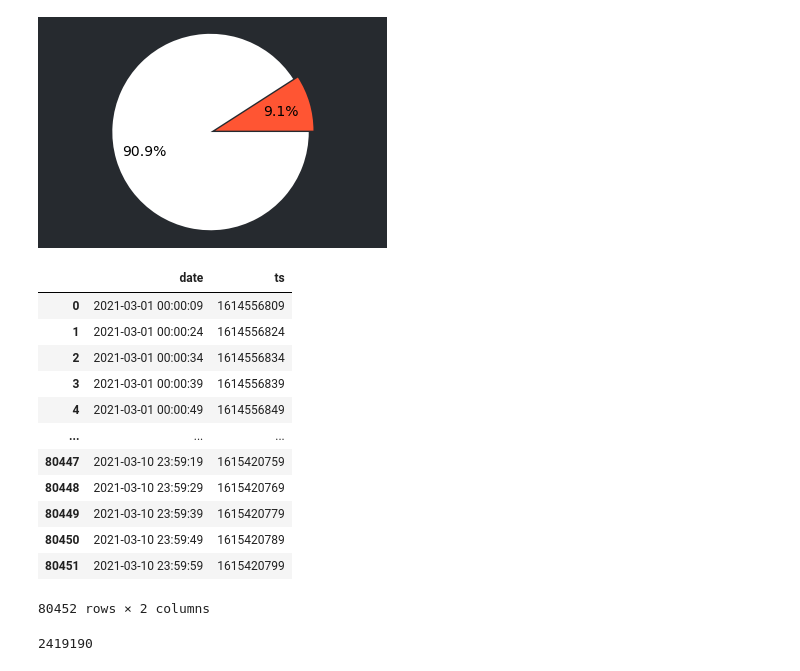
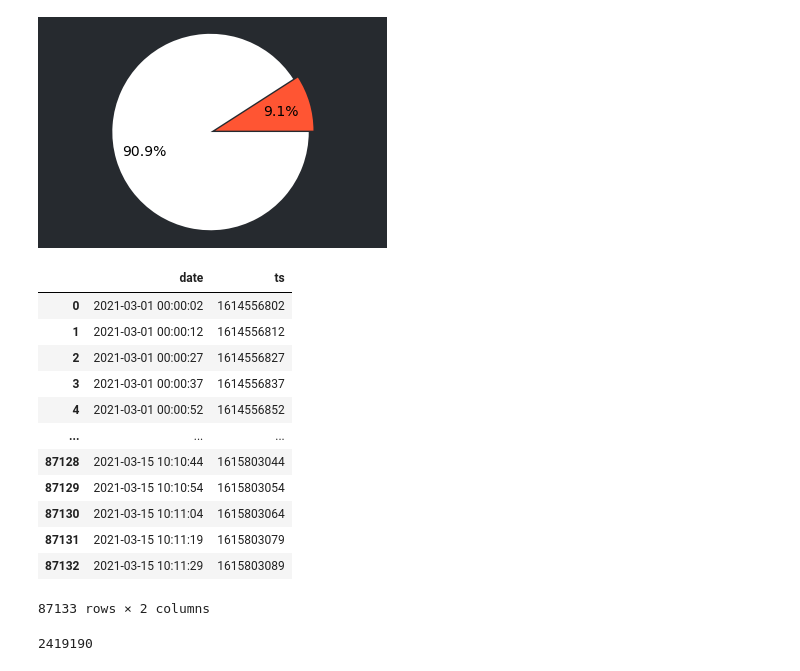
Before and after one commit to vasiljev-sr/MyJupyterNotebook, a Jupyter notebook: Machine_stats черновик.ipynb, the cells around one changed output. Drawn from its saved outputs; the diff is of its cells as text; code cells hidden in the pictures.

```diff
--- a/Machine_stats черновик.ipynb
+++ b/Machine_stats черновик.ipynb
@@ -413,25 +415,25 @@ class MachineStatistics:
 # %%
 a = MachineStatistics()
 d1 = str(a.curr_month_start_day) + ' 00:00:00'
-d2 = str(a.today) + ' 00:00:00'
+d2 = str(a.today) + ' 23:59:59'
 # %%
-df = a.read_database(d1,d2)
+df = a.read_database(d1,d2,id_num=5)
 df['ts'] = df.date.values.astype(np.int64) // 10 ** 9
 df
 # %% [output]
 |  | date | ts |
-| 0 | 2021-03-01 00:00:09 | 1614556809 |
-| 1 | 2021-03-01 00:00:24 | 1614556824 |
-| 2 | 2021-03-01 00:00:34 | 1614556834 |
-| 3 | 2021-03-01 00:00:39 | 1614556839 |
-| 4 | 2021-03-01 00:00:49 | 1614556849 |
+| 0 | 2021-03-01 00:00:02 | 1614556802 |
+| 1 | 2021-03-01 00:00:12 | 1614556812 |
+| 2 | 2021-03-01 00:00:27 | 1614556827 |
+| 3 | 2021-03-01 00:00:37 | 1614556837 |
+| 4 | 2021-03-01 00:00:52 | 1614556852 |
 | ... | ... | ... |
-| 80447 | 2021-03-10 23:59:19 | 1615420759 |
-| 80448 | 2021-03-10 23:59:29 | 1615420769 |
-| 80449 | 2021-03-10 23:59:39 | 1615420779 |
-| 80450 | 2021-03-10 23:59:49 | 1615420789 |
-| 80451 | 2021-03-10 23:59:59 | 1615420799 |
+| 87128 | 2021-03-15 10:10:44 | 1615803044 |
+| 87129 | 2021-03-15 10:10:54 | 1615803054 |
+| 87130 | 2021-03-15 10:11:04 | 1615803064 |
+| 87131 | 2021-03-15 10:11:19 | 1615803079 |
+| 87132 | 2021-03-15 10:11:29 | 1615803089 |
-80452 rows × 2 columns
+87133 rows × 2 columns
 # %%
 a.prev_mon_pie_plot()
 # %% [output]
```
Also changed, not shown: parts of 14 cells of this notebook, 1 other file.
